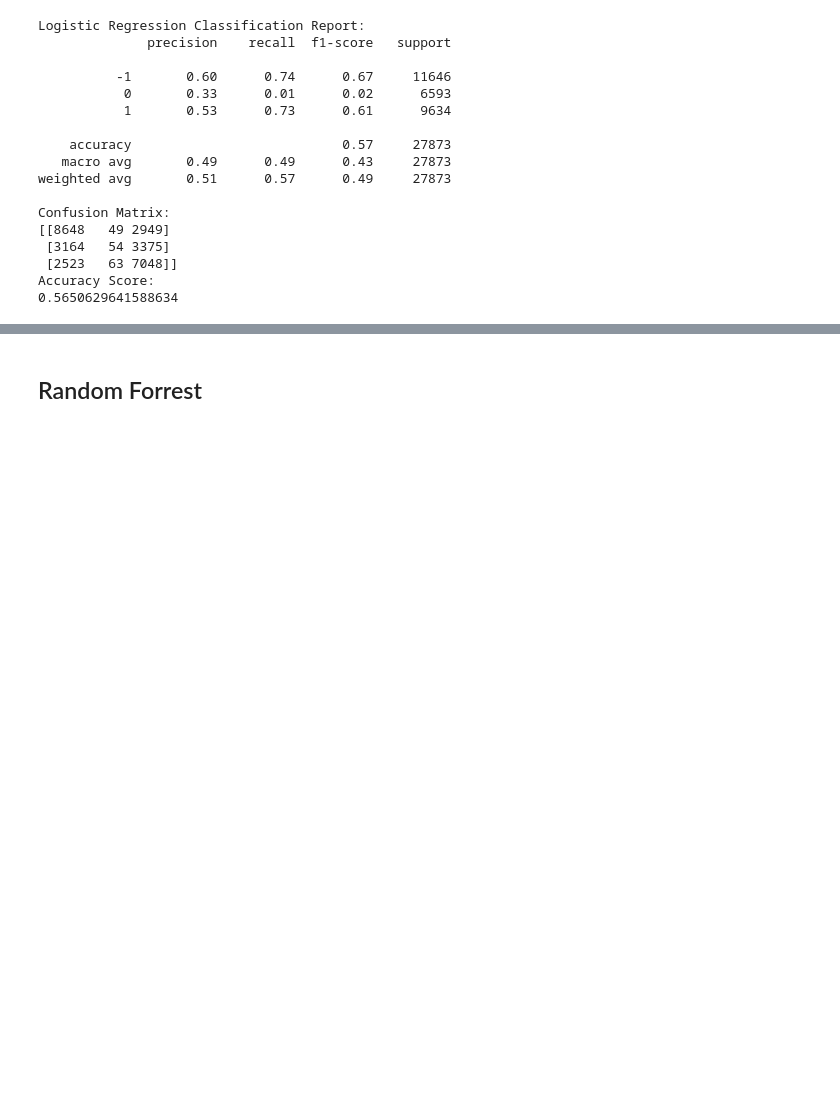
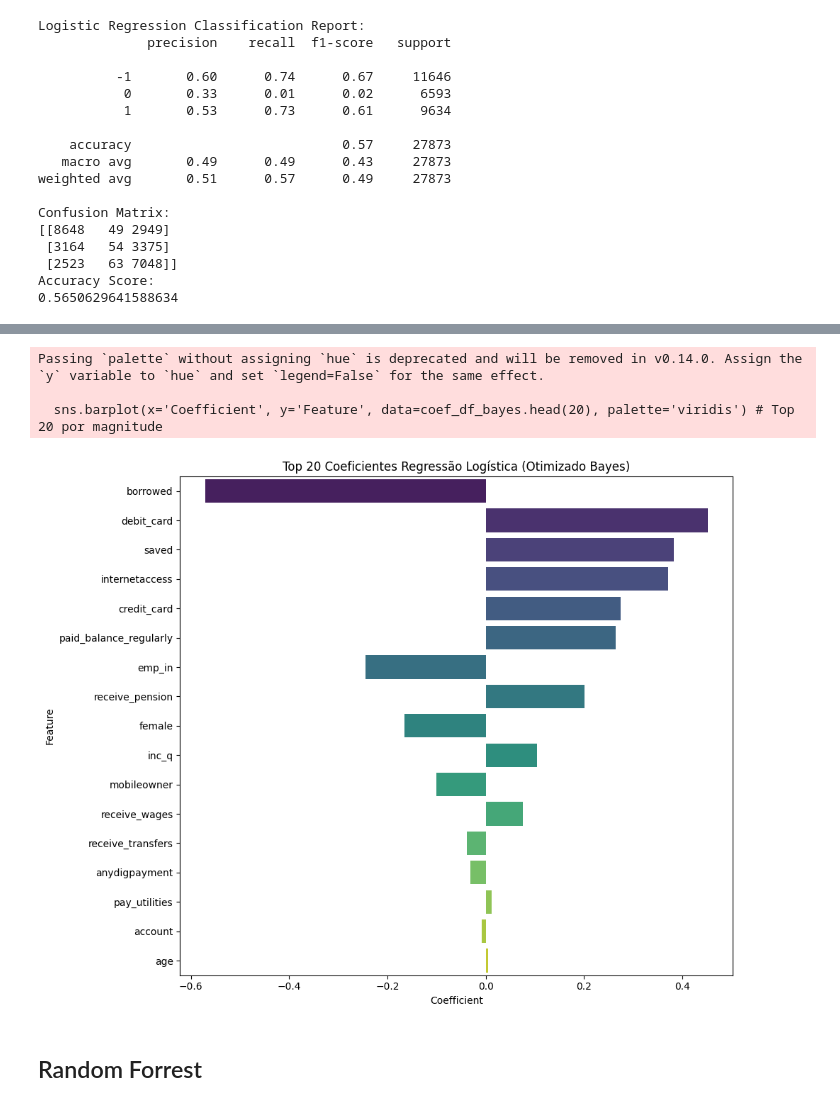
Before and after one commit to lucasrabay/financial-system_access, a Jupyter notebook: notebooks/model.ipynb, the cells around one changed output, grey strips where cells are left out. Cells and saved outputs as stored; diff of their text form; code cells hidden in the pictures; blank space fills up the shorter version.

Commit message:
finished models v2

```diff
--- a/notebooks/model.ipynb
+++ b/notebooks/model.ipynb
@@ -100,0 +118,3 @@ plt.show()
+# %%
+# modelo sem paises
+df_no_countries = df.loc[:, ~df.columns.str.startswith('economy_')]
@@ -100,0 +134,19 @@ plt.show()
+# %%
+log_reg_bayes_search = BayesSearchCV(
+    estimator=LogisticRegression(max_iter=2000, random_state=42), # Aumentar max_iter pode ajudar na convergência
+    search_spaces=log_reg_search_space,
+    n_iter=16,  # Número de iterações da busca Bayesiana (ajuste conforme necessário)
+    cv=5,       # 5-fold cross-validation
+    scoring='accuracy', # Métrica de avaliação
+    n_jobs=-1,  # Usar todos os cores da CPU
+    random_state=42,
+    verbose=1   # Mostrar progresso
+)
+# %%
+# Treinar a busca Bayesiana
+print("Iniciando BayesSearchCV para Logistic Regression...")
+log_reg_bayes_search.fit(X_train, y_train)
+
+# Exibir os melhores parâmetros
+print("\nMelhores parâmetros para Logistic Regression (Busca Bayesiana):")
+print(log_reg_bayes_search.best_params_)
@@ -100,0 +174,5 @@ plt.show()
+# %%
+best_log_reg_bayes = log_reg_bayes_search.best_estimator_
+
+# Fazer previsões com o melhor modelo
+y_pred_log_reg_bayes = best_log_reg_bayes.predict(X_test)
@@ -101,3 +204,26 @@ plt.show()
+# %%
+try:
+    # Verificar se o solver permite coef_ (nem todos os pipelines retornam diretamente)
+    if hasattr(best_log_reg_bayes, 'coef_'):
+        coef_bayes = best_log_reg_bayes.coef_[0]
+        features_bayes = X.columns
+        coef_df_bayes = pd.DataFrame({'Feature': features_bayes, 'Coefficient': coef_bayes})
+        coef_df_bayes = coef_df_bayes.sort_values(by='Coefficient', key=abs, ascending=False) # Ordenar por valor absoluto
+
+        plt.figure(figsize=(10, 8))
+        sns.barplot(x='Coefficient', y='Feature', data=coef_df_bayes.head(20), palette='viridis') # Top 20 por magnitude
+        plt.title('Top 20 Coeficientes Regressão Logística (Otimizado Bayes)')
+        plt.tight_layout()
+        plt.show()
+    else:
+        print("Não foi possível extrair coeficientes diretamente do melhor estimador.")
+except Exception as e:
+    print(f"Erro ao plotar coeficientes: {e}")
+# %% [output]
+Passing `palette` without assigning `hue` is deprecated and will be removed in v0.14.0. Assign the `y` variable to `hue` and set `legend=False` for the same effect.
+
+  sns.barplot(x='Coefficient', y='Feature', data=coef_df_bayes.head(20), palette='viridis') # Top 20 por magnitude
+[figure, added]
 # %% [markdown]
 ## Random Forrest
 # %%
```
Also changed, not shown: parts of 28 cells of this notebook, 4 other files.
